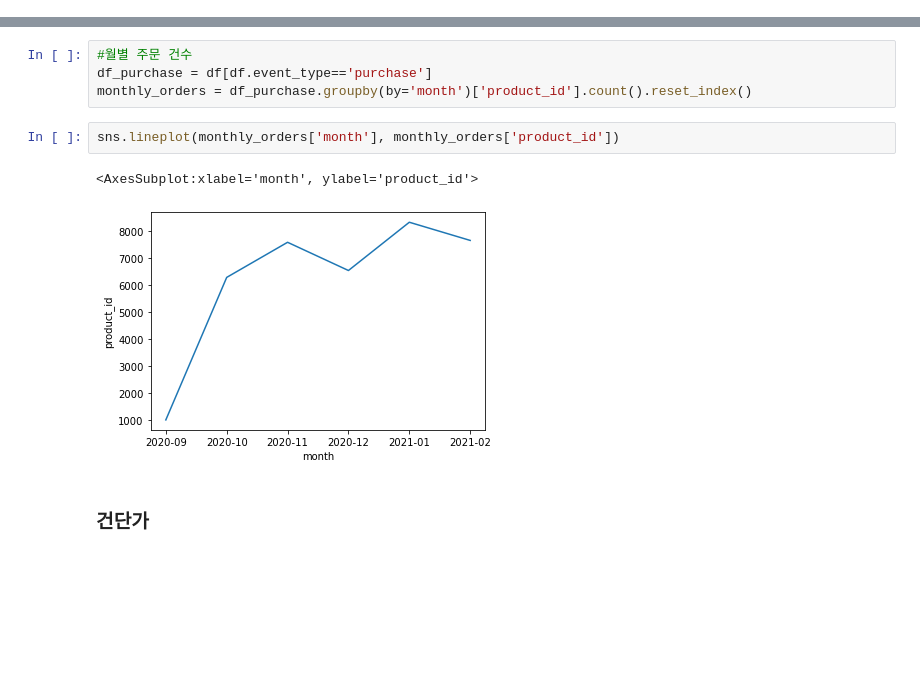
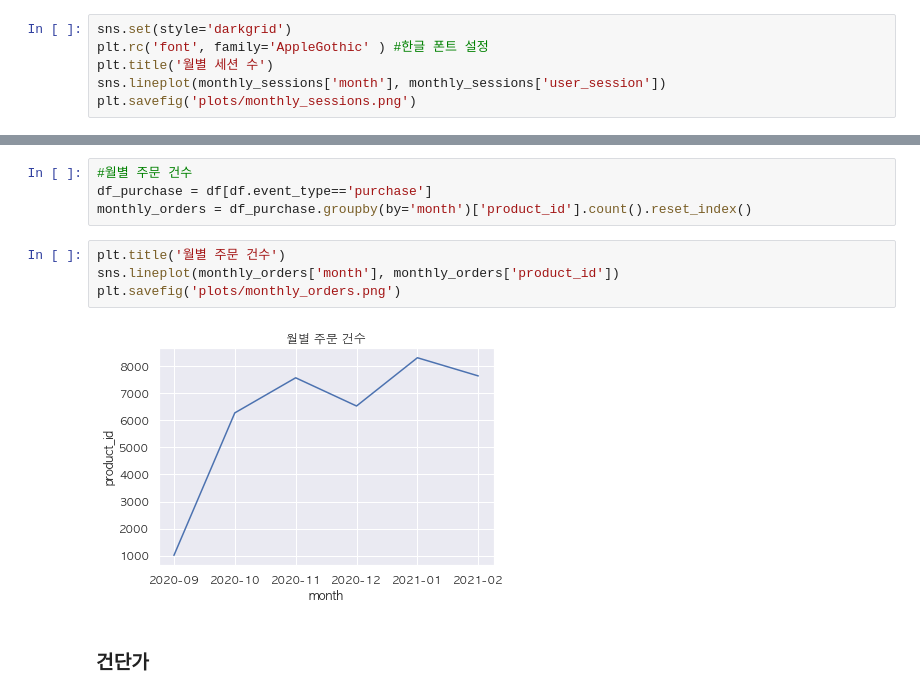
Before and after one commit to king-rabbit/estore-user-log, a Jupyter notebook: EDA.ipynb, the cells around one changed output, grey strips where cells are left out. Cells and saved outputs as stored; diff of their text form; blank space fills up the shorter version.

```diff
--- a/EDA.ipynb
+++ b/EDA.ipynb
@@ -71,0 +69,6 @@ sns.lineplot(monthly_sessions['month'], monthly_sessions['user_session'])
+# %%
+sns.set(style='darkgrid')
+plt.rc('font', family='AppleGothic' ) #한글 폰트 설정
+plt.title('월별 세션 수')
+sns.lineplot(monthly_sessions['month'], monthly_sessions['user_session'])
+plt.savefig('plots/monthly_sessions.png')
@@ -74,10 +79,11 @@ sns.lineplot(monthly_sessions['month'], monthly_sessions['user_session'])
 df_purchase = df[df.event_type=='purchase']
 monthly_orders = df_purchase.groupby(by='month')['product_id'].count().reset_index()
 # %%
+plt.title('월별 주문 건수')
 sns.lineplot(monthly_orders['month'], monthly_orders['product_id'])
+plt.savefig('plots/monthly_orders.png')
 # %% [output]
-<AxesSubplot:xlabel='month', ylabel='product_id'>
-[figure, old version]
+[figure, new version]
 # %% [markdown]
 ### 건단가
 # %%
```
Also changed, not shown: parts of 7 cells of this notebook, 9 other files.
